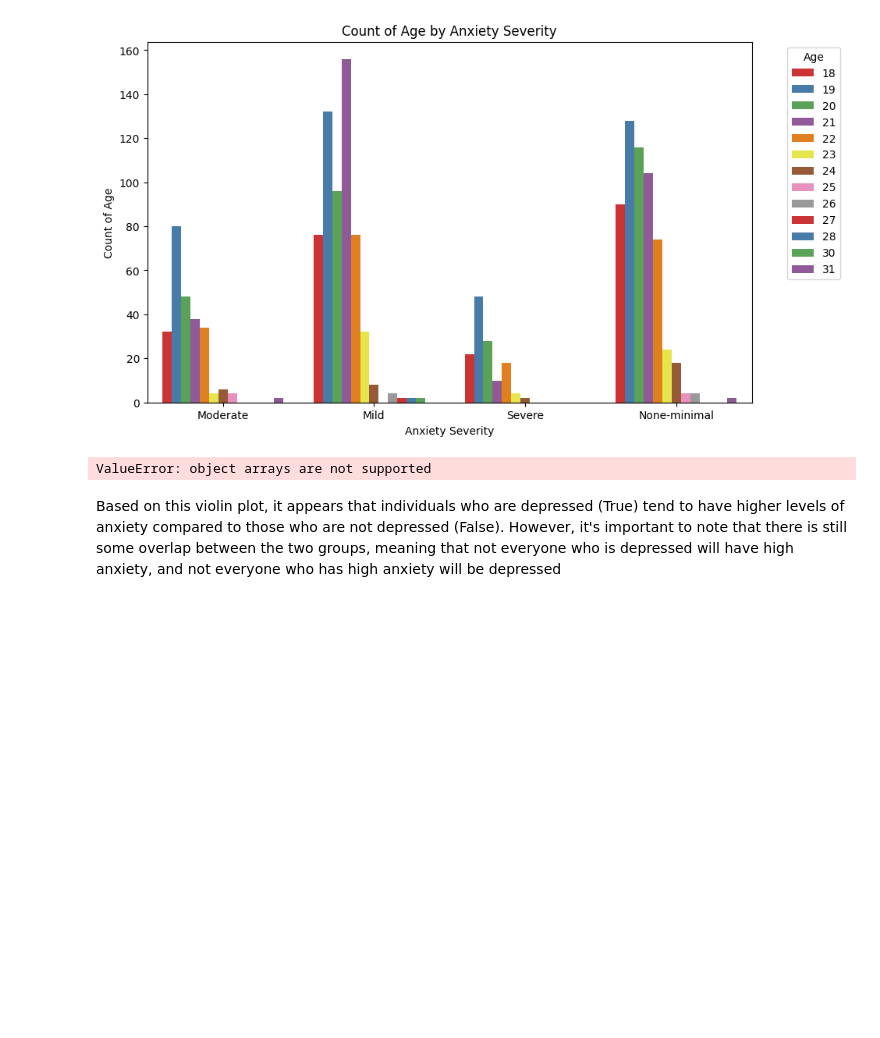
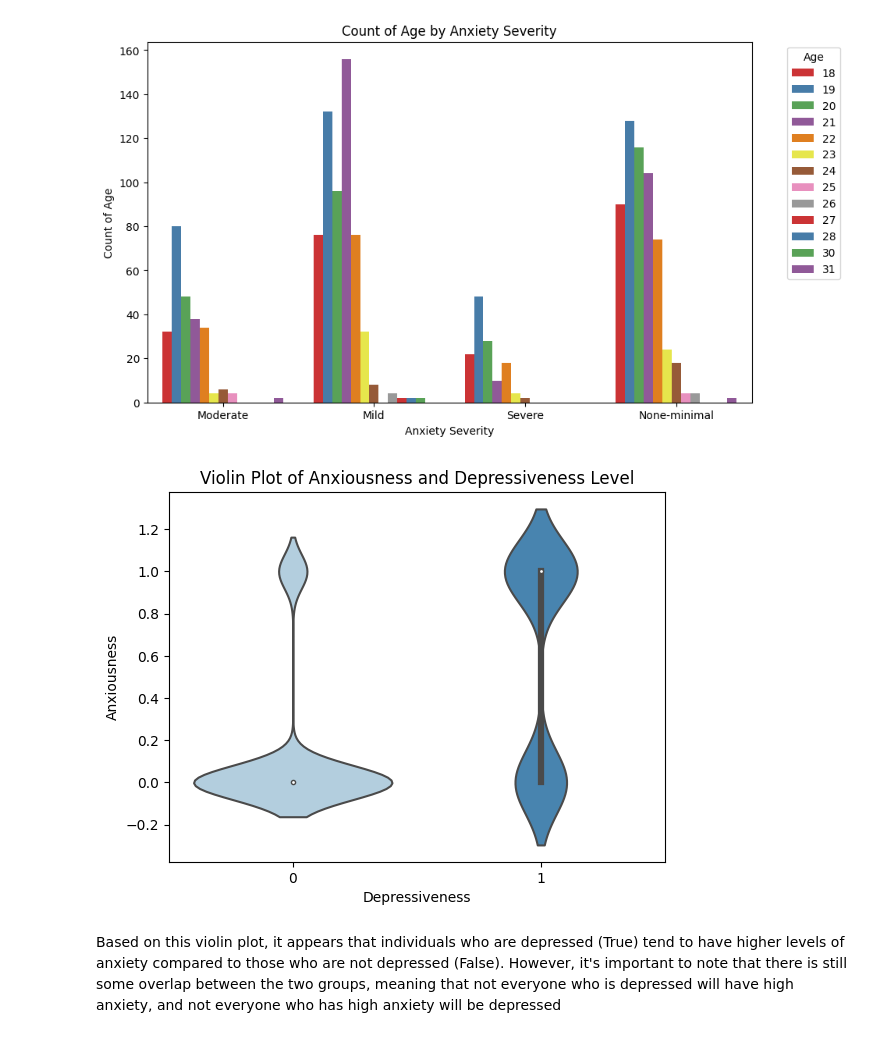
Before and after one commit to mahmoud-elsay/tranquilo_ml_model, a Jupyter notebook: Understanding_data.ipynb, the cells around one changed output. Saved outputs shown, nothing was run; the diff lists cells and outputs as text; code cells hidden in the pictures; blank space fills up the shorter version.

```diff
--- a/Understanding_data.ipynb
+++ b/Understanding_data.ipynb
@@ -284,12 +284,21 @@ plt.show()
 [figure]
 # %%
 # The relationship between the Depressiveness and Anxiousness
-sns.violinplot(x="depressiveness", y="anxiousness", data=df, palette="Blues")
+df["depressiveness"] = df["depressiveness"].astype(int)
+df["anxiousness"] = df["anxiousness"].astype(int)
+
+
+sns.violinplot(
+    x="depressiveness",
+    y="anxiousness",
+    data=df,
+    palette="Blues",
+)
 plt.xlabel("Depressiveness")
 plt.ylabel("Anxiousness")
 plt.title("Violin Plot of Anxiousness and Depressiveness Level")
 plt.show()
 # %% [output]
-ValueError: object arrays are not supported
+[figure, added]
 # %% [markdown]
 Based on this violin plot, it appears that individuals who are depressed (True) tend to have higher levels of anxiety compared to those who are not depressed (False). However, it's important to note that there is still some overlap between the two groups, meaning that not everyone who is depressed will have high anxiety, and not everyone who has high anxiety will be depressed
```
Also changed, not shown: 1 other file.
